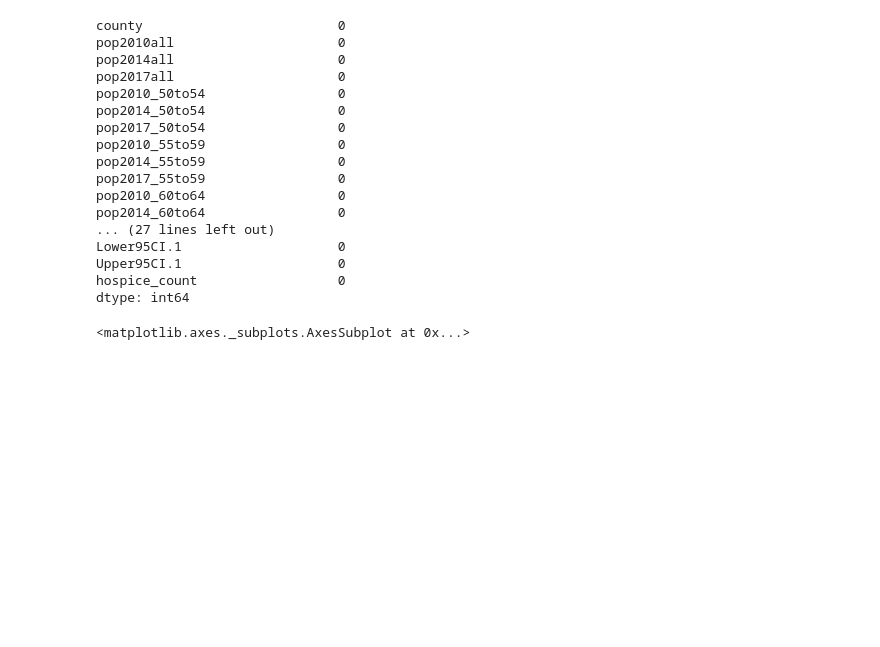
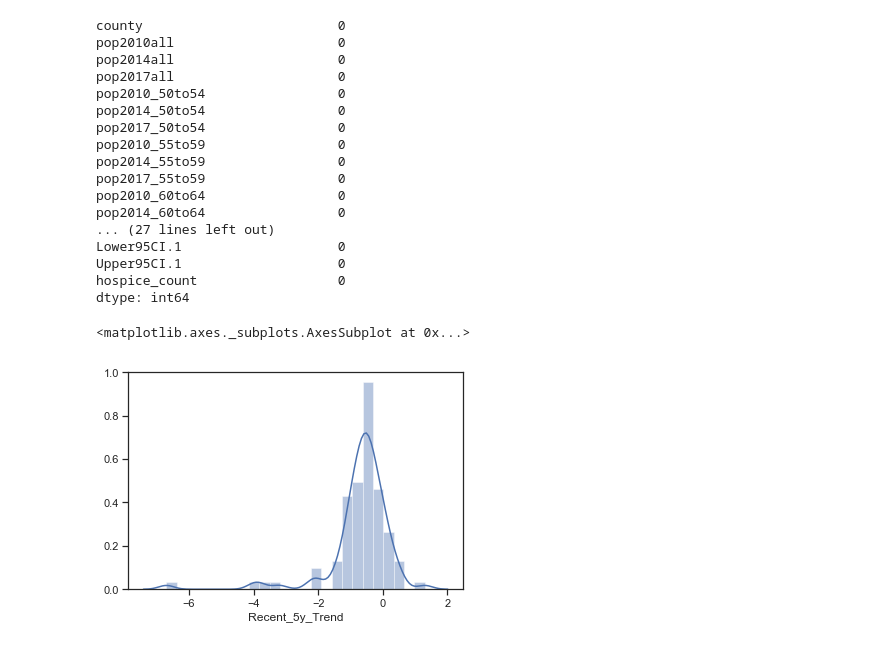
Before and after one commit to blackmonica/vanderbilt-aspire-data-essentials, a Jupyter notebook: Smile.ipynb, the cells around one changed output. Saved outputs shown, nothing was run; the diff lists cells and outputs as text; code cells hidden in the pictures; blank space fills up the shorter version.

```diff
--- a/Smile.ipynb
+++ b/Smile.ipynb
@@ -243,10 +222,10 @@ dtype: int64
 # %%
 #What does the distribution of the `recent_5year_trend` of deaths from cancer look like for TN counties?
 import seaborn as sns
 import matplotlib.pyplot as plt
-sns.set(style="ticks", color_codes=True)
 pop_and_cancer["Recent_5y_Trend"]
 x = pop_and_cancer["Recent_5y_Trend"]
 sns.distplot(x)
 # %% [output]
 <matplotlib.axes._subplots.AxesSubplot at 0x...>
+[figure, added]
```
Also changed, not shown: parts of 11 cells of this notebook.
